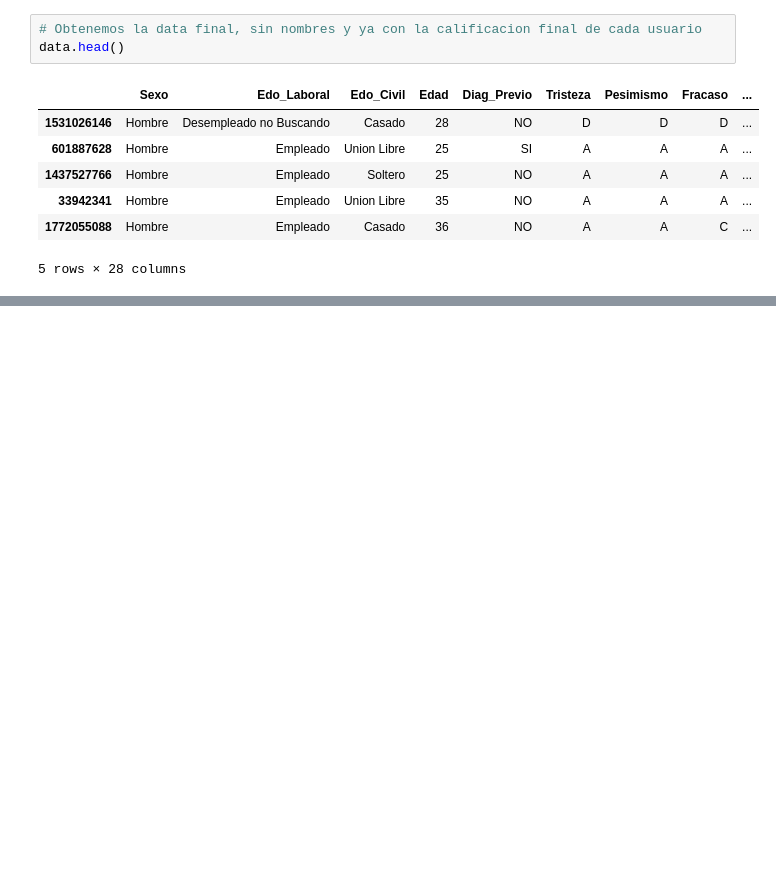
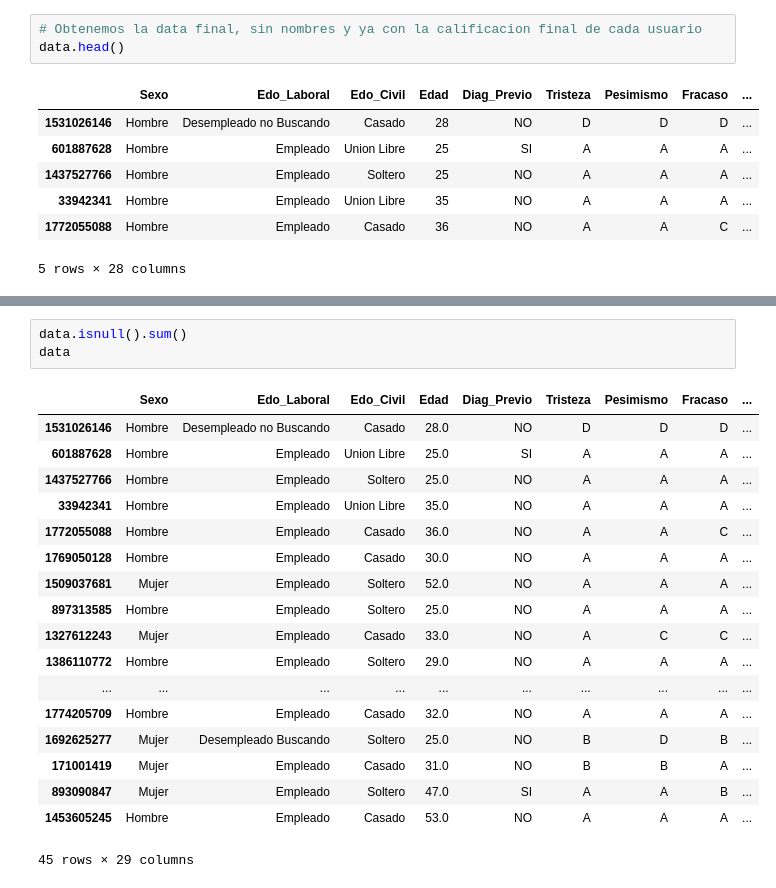
Before and after one commit to rikrdinii1/Proyecto_Final_IH, a Jupyter notebook: Analisis/Analisis_Data_Recolectada.ipynb, the cells around one changed output, grey strips where cells are left out. Saved outputs shown, nothing was run; the diff lists cells and outputs as text; blank space fills up the shorter version.

```diff
--- a/Analisis/Analisis_Data_Recolectada.ipynb
+++ b/Analisis/Analisis_Data_Recolectada.ipynb
@@ -110,0 +215,22 @@ respuestas_recibidas = respuestas_recibidas.dropna()
+# %%
+data.isnull().sum()
+data
+# %% [output]
+|  | Sexo | Edo_Laboral | Edo_Civil | Edad | Diag_Previo | Tristeza | Pesimismo | Fracaso | ... |
+| 1531026146 | Hombre | Desempleado no Buscando | Casado | 28.0 | NO | D | D | D | ... |
+| 601887628 | Hombre | Empleado | Union Libre | 25.0 | SI | A | A | A | ... |
+| 1437527766 | Hombre | Empleado | Soltero | 25.0 | NO | A | A | A | ... |
+| 33942341 | Hombre | Empleado | Union Libre | 35.0 | NO | A | A | A | ... |
+| 1772055088 | Hombre | Empleado | Casado | 36.0 | NO | A | A | C | ... |
+| 1769050128 | Hombre | Empleado | Casado | 30.0 | NO | A | A | A | ... |
+| 1509037681 | Mujer | Empleado | Soltero | 52.0 | NO | A | A | A | ... |
+| 897313585 | Hombre | Empleado | Soltero | 25.0 | NO | A | A | A | ... |
+| 1327612243 | Mujer | Empleado | Casado | 33.0 | NO | A | C | C | ... |
+| 1386110772 | Hombre | Empleado | Soltero | 29.0 | NO | A | A | A | ... |
+| ... | ... | ... | ... | ... | ... | ... | ... | ... | ... |
+| 1774205709 | Hombre | Empleado | Casado | 32.0 | NO | A | A | A | ... |
+| 1692625277 | Mujer | Desempleado Buscando | Soltero | 25.0 | NO | B | D | B | ... |
+| 171001419 | Mujer | Empleado | Casado | 31.0 | NO | B | B | A | ... |
+| 893090847 | Mujer | Empleado | Soltero | 47.0 | SI | A | A | B | ... |
+| 1453605245 | Hombre | Empleado | Casado | 53.0 | NO | A | A | A | ... |
+45 rows × 29 columns
```
Also changed, not shown: parts of 14 cells of this notebook, 3 other files.
